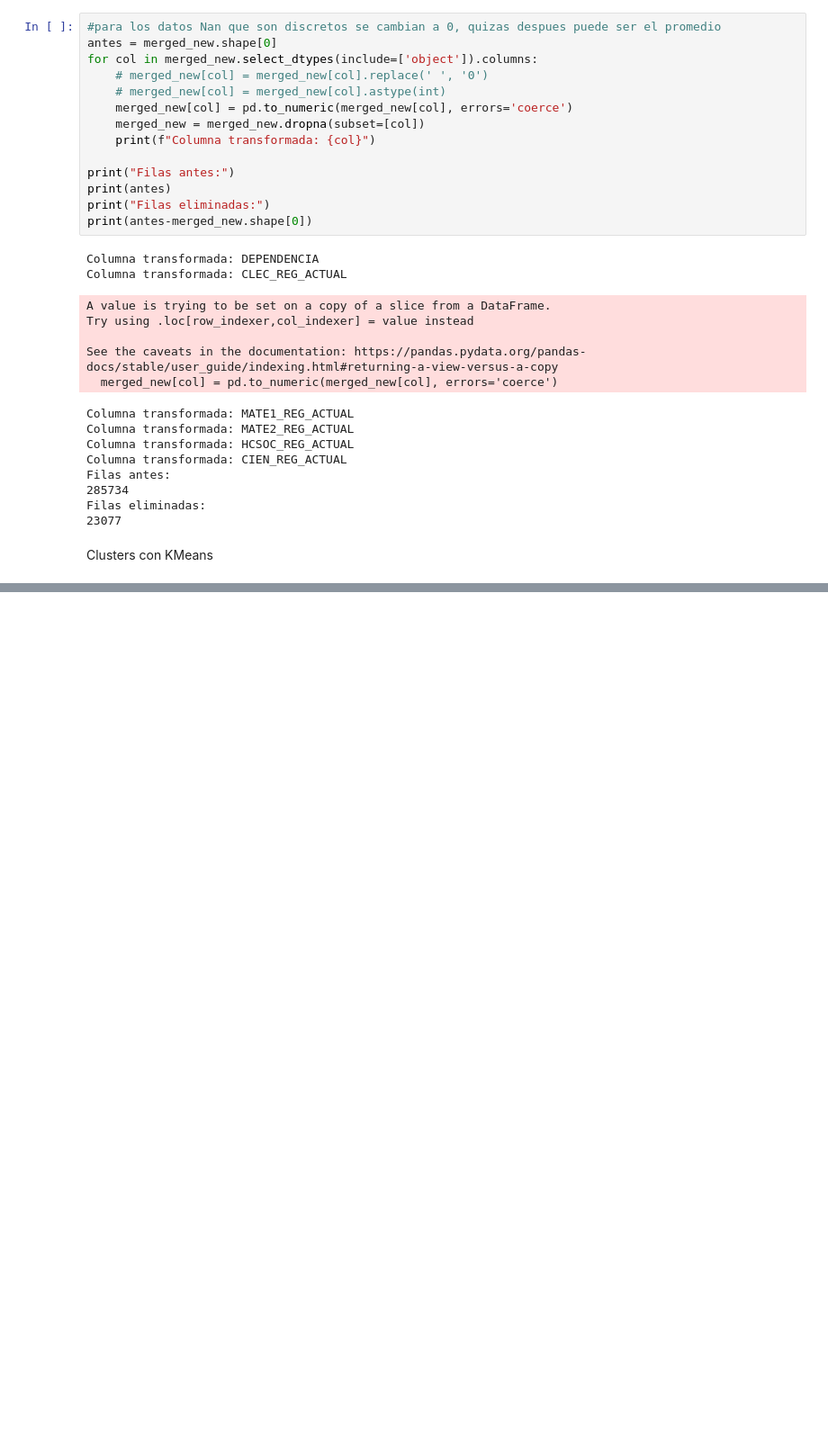
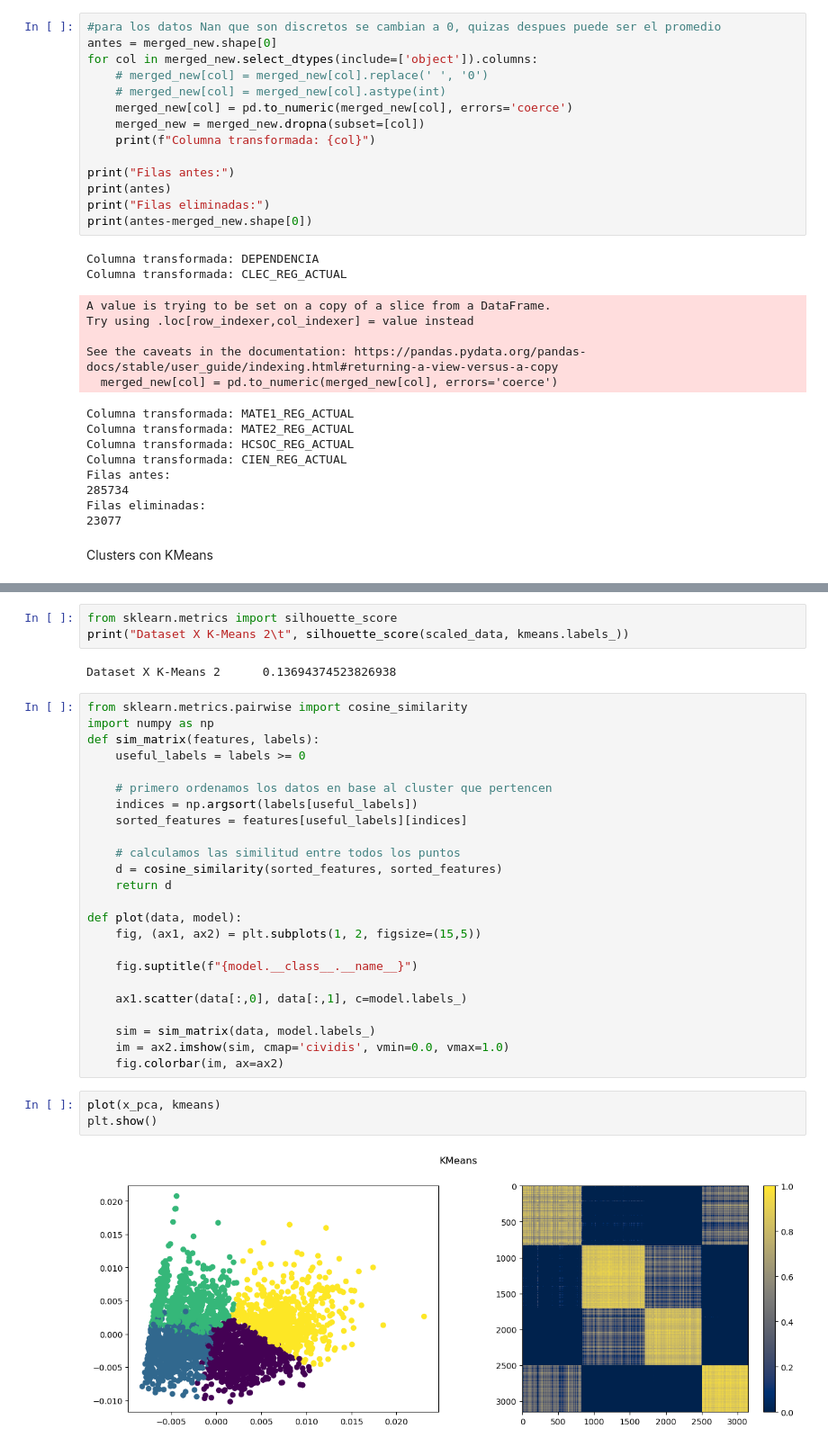
Before and after one commit to gurbina2234/Repo-Mineria-PSU, a Jupyter notebook: datos_oficial.ipynb, the cells around one changed output, grey strips where cells are left out. Shown at 90% size. Drawn from its saved outputs; the diff is of its cells as text; blank space fills up the shorter version.

Commit message:
oda amiwos
-esto es el datos_oficial de mujer 🫦

```diff
--- a/datos_oficial.ipynb
+++ b/datos_oficial.ipynb
@@ -242,0 +270,34 @@ plt.show()
+# %%
+from sklearn.metrics import silhouette_score
+print("Dataset X K-Means 2\t", silhouette_score(scaled_data, kmeans.labels_))
+# %% [output]
+Dataset X K-Means 2      0.13694374523826938
+# %%
+from sklearn.metrics.pairwise import cosine_similarity
+import numpy as np
+def sim_matrix(features, labels):
+    useful_labels = labels >= 0
+
+    # primero ordenamos los datos en base al cluster que pertencen
+    indices = np.argsort(labels[useful_labels])
+    sorted_features = features[useful_labels][indices]
+
+    # calculamos las similitud entre todos los puntos
+    d = cosine_similarity(sorted_features, sorted_features)
+    return d
+
+def plot(data, model):
+    fig, (ax1, ax2) = plt.subplots(1, 2, figsize=(15,5))
+
+    fig.suptitle(f"{model.__class__.__name__}")
+
+    ax1.scatter(data[:,0], data[:,1], c=model.labels_)
+
+    sim = sim_matrix(data, model.labels_)
+    im = ax2.imshow(sim, cmap='cividis', vmin=0.0, vmax=1.0)
+    fig.colorbar(im, ax=ax2)
+# %%
+plot(x_pca, kmeans)
+plt.show()
+# %% [output]
+[figure, added]
```
Also changed, not shown: parts of 20 cells of this notebook.
